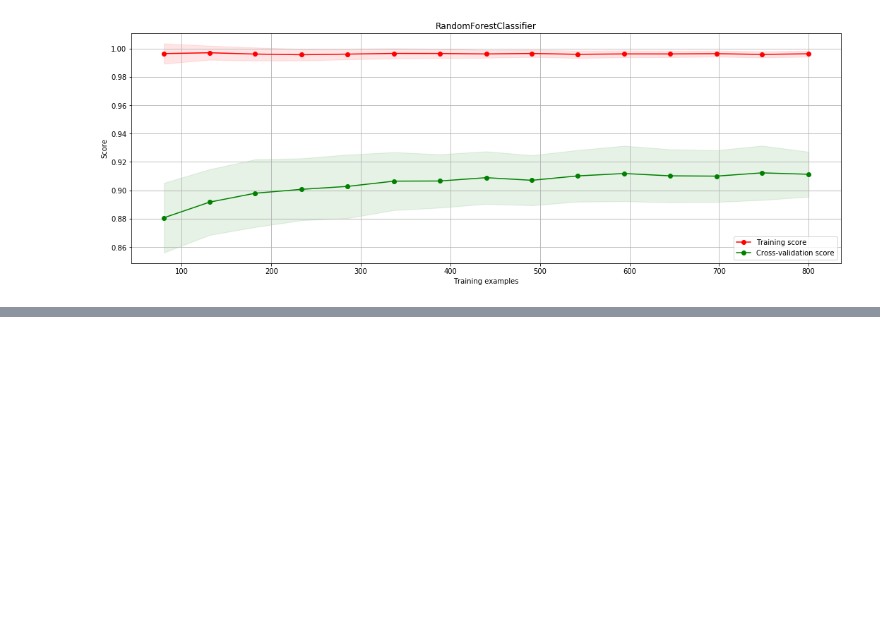
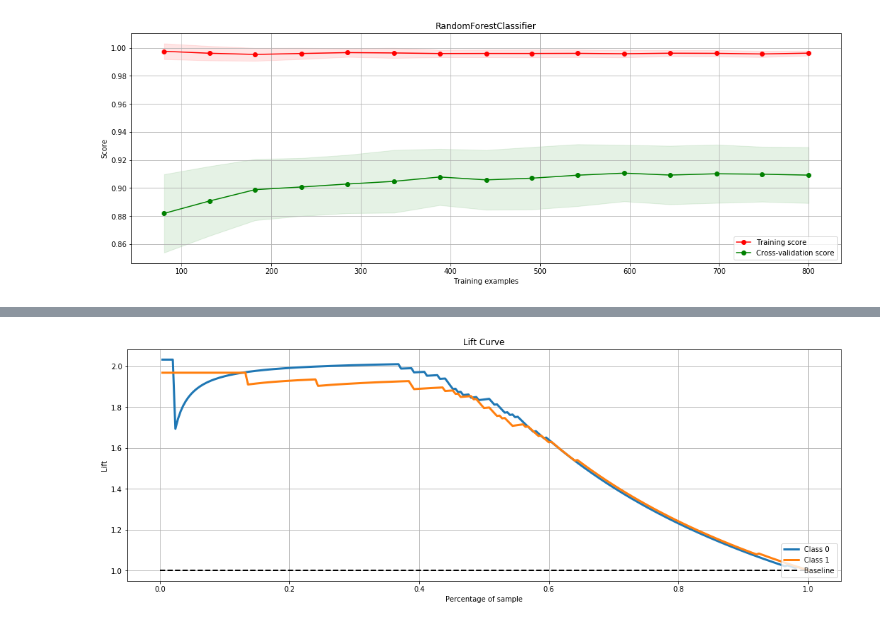
Before and after one commit to romellfudi/MachineLearing, a Jupyter notebook: 3.Machine Learning Tuning.ipynb, the cells around one changed output, grey strips where cells are left out. Cells and saved outputs as stored; diff of their text form; code cells hidden in the pictures; blank space fills up the shorter version.

```diff
--- a/3.Machine Learning Tuning.ipynb
+++ b/3.Machine Learning Tuning.ipynb
@@ -400,0 +390,5 @@ plt.show();
+# %%
+skplt.metrics.plot_lift_curve(y_true=y_test.iloc[:,0].values, y_probas=pip.predict_proba(X_test)[0])
+plt.show()
+# %% [output]
+[figure, added]
```
Also changed, not shown: parts of 14 cells of this notebook.
